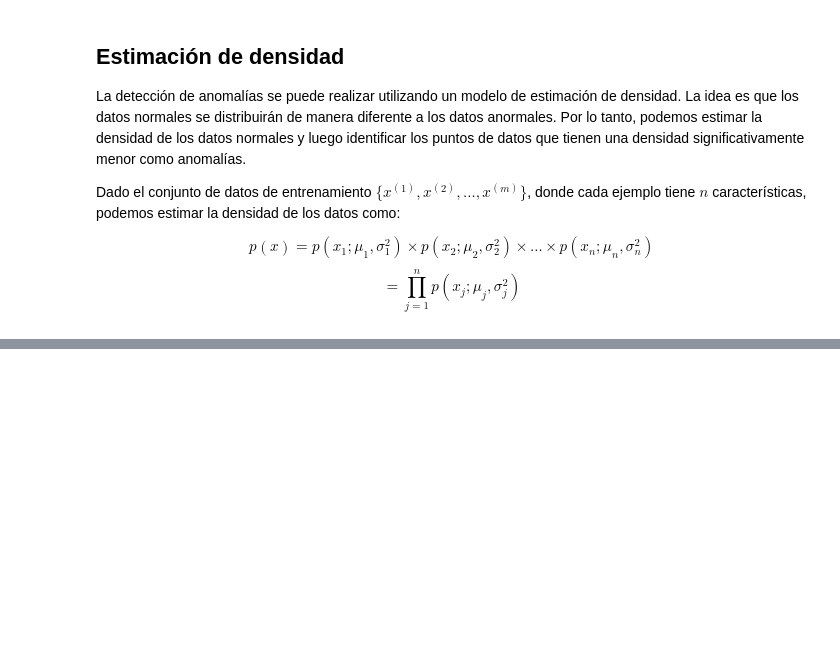
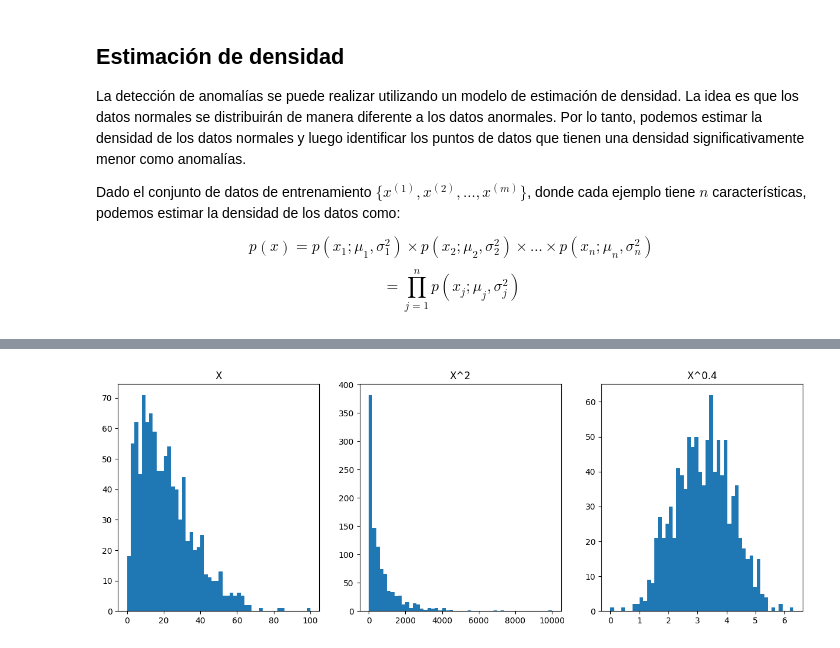
Before and after one commit to ccdarvin/entredata, a Jupyter notebook: packages/docsWeb/blog/ml-deteccion-de-anomalias.ipynb, the cells around one changed output, grey strips where cells are left out. Saved outputs shown, nothing was run; the diff lists cells and outputs as text; code cells hidden in the pictures; blank space fills up the shorter version.

```diff
--- a/packages/docsWeb/blog/ml-detecion-de-anomalias.ipynb
+++ b/packages/docsWeb/blog/ml-deteccion-de-anomalias.ipynb
@@ -38,0 +56,32 @@ $$ p(x) = \prod_{j=1}^n p(x_j; \mu_j, \sigma_j^2) = \prod_{j=1}^n \frac{1}{\sqrt
+# %%
+from scipy.stats import skewnorm
+import matplotlib.pyplot as plt
+
+numValues = 1000
+maxValue = 100
+skewness = 20
+
+randomValues = skewnorm.rvs(a=skewness, loc=maxValue, size=numValues)
+
+randomValues = randomValues - min(randomValues) # cambia el conjunto de datos para que comience en 0
+randomValues = randomValues / max(randomValues) # cambia el conjunto de datos para que termine en 1
+randomValues = randomValues * maxValue # cambia el conjunto de datos para que termine en maxValue
+
+x = randomValues
+
+fig, ax = plt.subplots(1, 3, figsize=(15, 5))
+
+ax[0].hist(x, bins=50)
+ax[0].set_title('X')
+
+# x**2
+ax[1].hist(x**2, bins=50)
+ax[1].set_title('X^2')
+
+# x**0.4
+ax[2].hist(x**0.4, bins=50)
+ax[2].set_title('X^0.4')
+
+plt.show()
+# %% [output]
+[figure, added]
```
Also changed, not shown: parts of 3 cells of this notebook.
